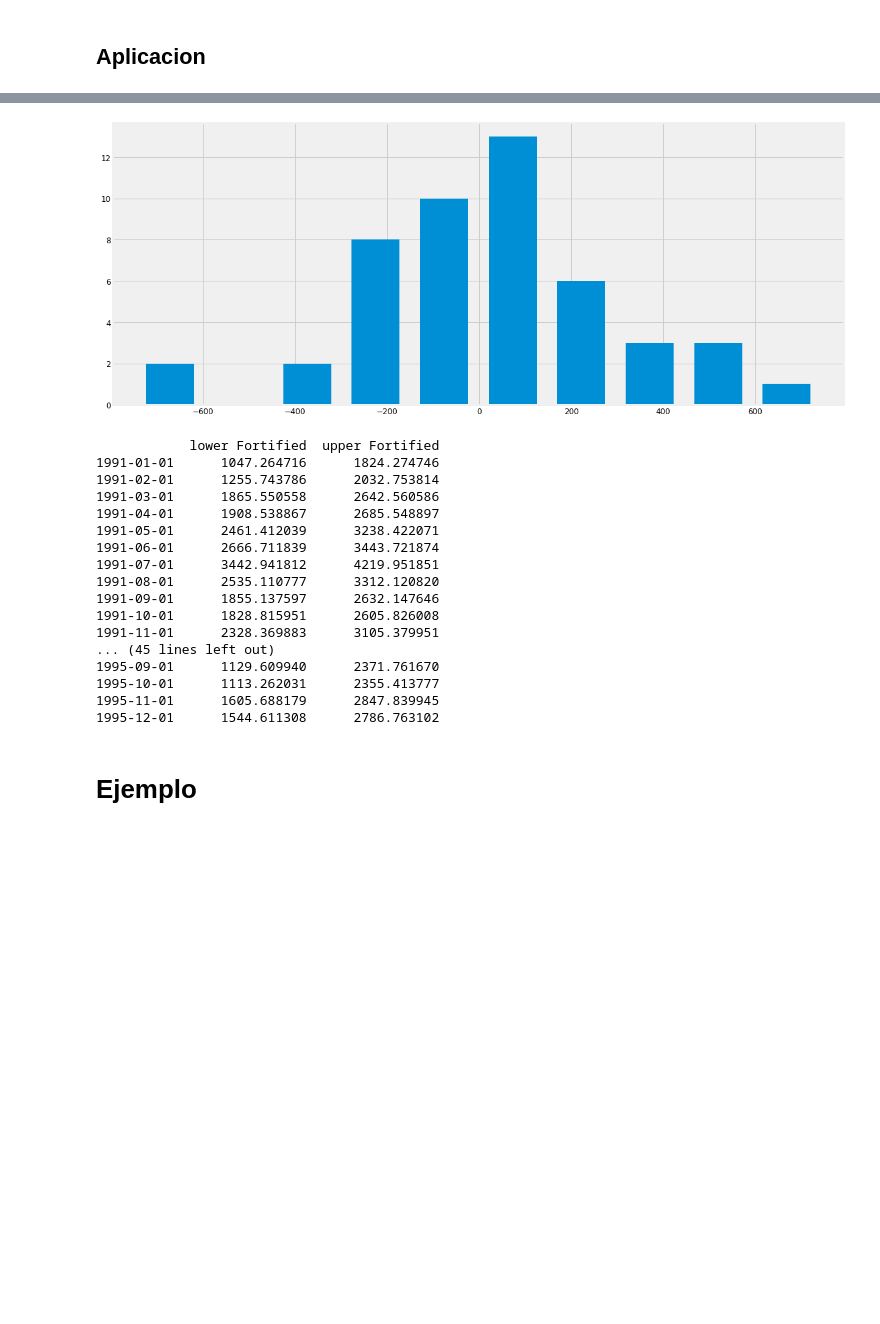
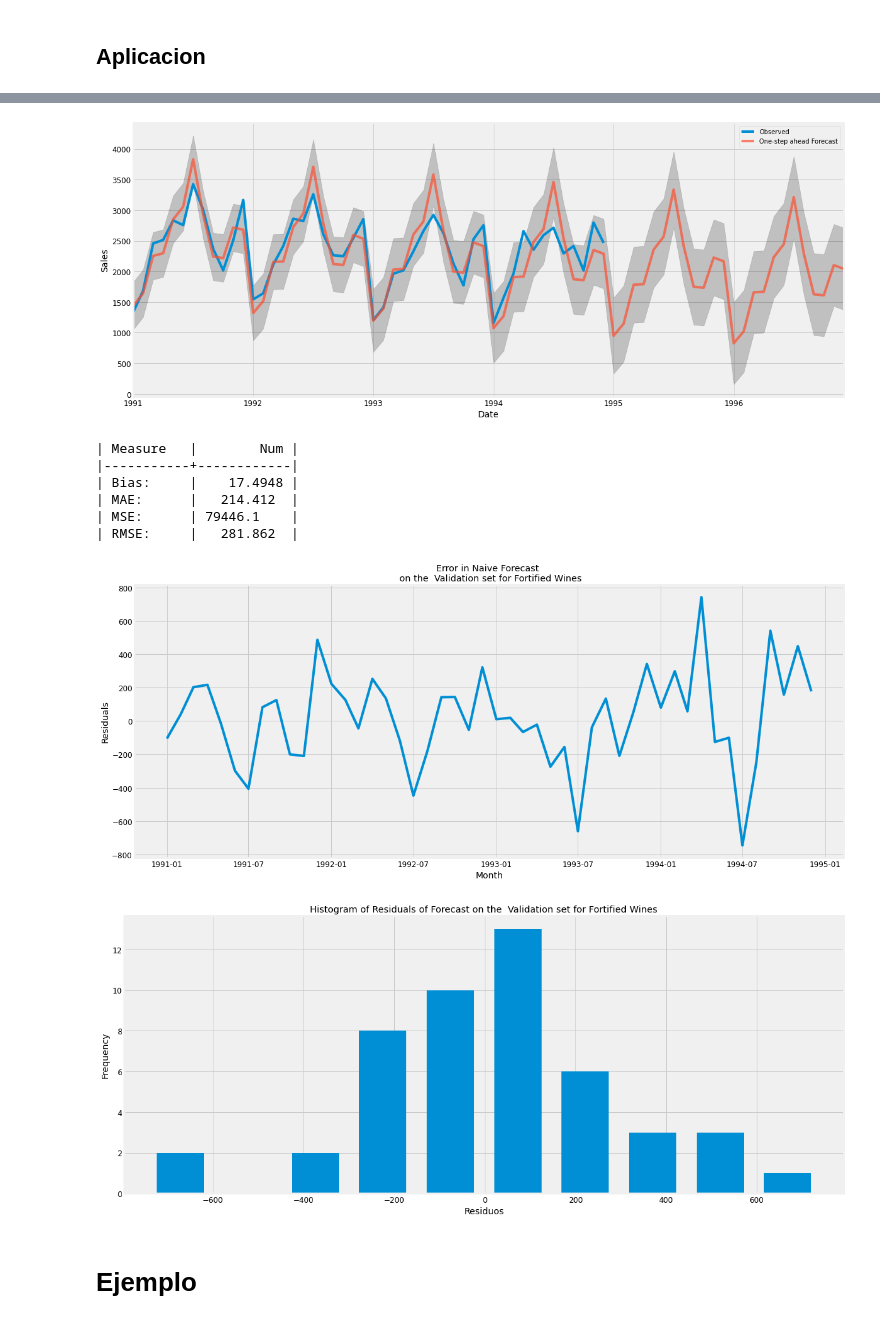
Before and after one commit to DiegoPincheiraIb/EL5206_Assignments, a Jupyter notebook: Lab_Vinos_Diego.ipynb, the cells around one changed output, grey strips where cells are left out. Drawn from its saved outputs; the diff is of its cells as text; code cells hidden in the pictures; blank space fills up the shorter version.

```diff
--- a/Lab_Vinos_Diego.ipynb
+++ b/Lab_Vinos_Diego.ipynb
@@ -409,34 +424,23 @@ histograma(Residuos_Fortified)
-# %%
-DataF = Val_Fortified - Val_Pred_Fortified.predicted_mean[:-12]
-H, B = np.histogram(DataF, bins = 10)
-#print(H, B)
-#print(DataF.hist(bins=10)) # La diferencia entre lo predicho y lo obtenido
-width = 0.7 * (B[1] - B[0])
-center = (B[:-1] + B[1:]) / 2
-plt.bar(center, H, align='center', width=width)
-plt.show()
-# %% [output]
-[figure, removed]
-# %%
-print(Val_Pred_Fortified_ci)
-# %% [output]
-            lower Fortified  upper Fortified
-1991-01-01      1047.264716      1824.274746
-1991-02-01      1255.743786      2032.753814
-1991-03-01      1865.550558      2642.560586
-1991-04-01      1908.538867      2685.548897
-1991-05-01      2461.412039      3238.422071
-1991-06-01      2666.711839      3443.721874
-1991-07-01      3442.941812      4219.951851
-1991-08-01      2535.110777      3312.120820
-1991-09-01      1855.137597      2632.147646
-1991-10-01      1828.815951      2605.826008
-1991-11-01      2328.369883      3105.379951
-... (45 lines left out)
-1995-09-01      1129.609940      2371.761670
-1995-10-01      1113.262031      2355.413777
-1995-11-01      1605.688179      2847.839945
-1995-12-01      1544.611308      2786.763102
+# %%
+# Se realiza una predicción del conjunto de Entrenamiento
+Meses_A_Pred = 24
+Val_Pred_Fortified, Val_Pred_Fortified_ci = Realizar_Predicc_Cjto_Obj(Val_Fortified,Modelo_Fortified, Plot=True,Meses_Pred = Meses_A_Pred)
+# Se evalua el desempeño del conjunto de validación
+summary_performance(Val_Fortified,Val_Pred_Fortified.predicted_mean[:-1*Meses_A_Pred])
+# Se ven los residuos
+Residuos_Fortified = Ploteo_Residuos(Val_Fortified,Val_Pred_Fortified,'Fortified', 'Validation', Meses_A_Pred)
+# Se grafica un histograma de los residuos
+histograma(Residuos_Fortified,'Fortified', 'Validation')
+# %% [output]
+[figure, added]
+| Measure   |        Num |
+|-----------+------------|
+| Bias:     |    17.4948 |
+| MAE:      |   214.412  |
+| MSE:      | 79446.1    |
+| RMSE:     |   281.862  |
+[figure, added]
+[figure, added]
 # %% [markdown]
 # Ejemplo
 # %%
```
Also changed, not shown: parts of 14 cells of this notebook.
